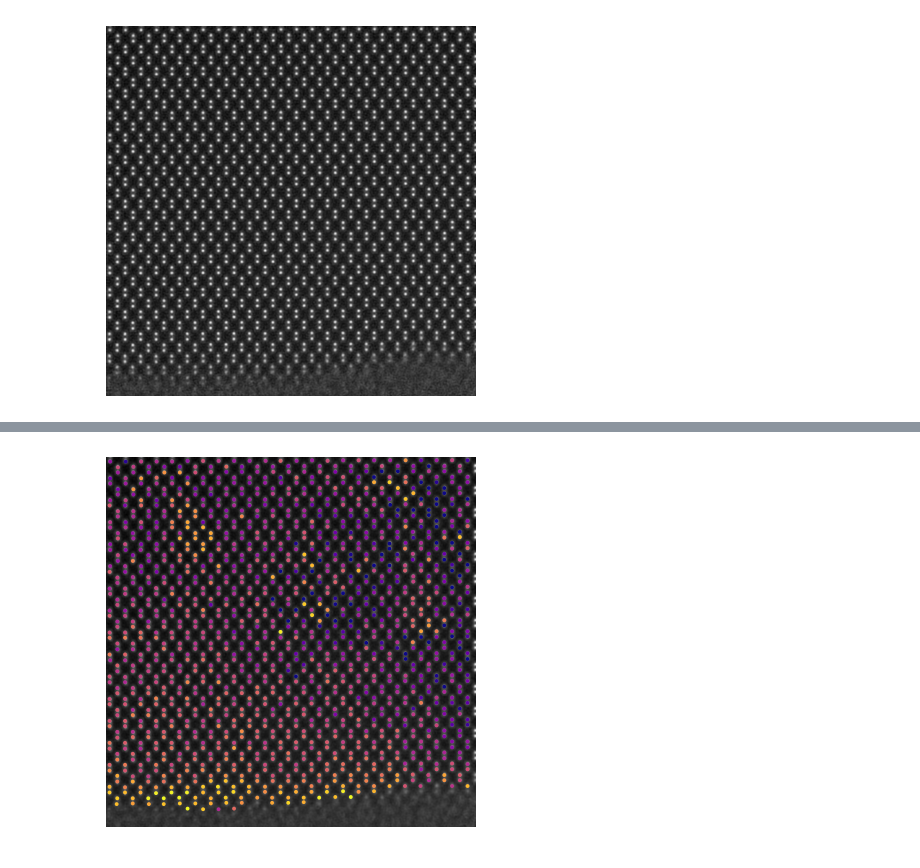
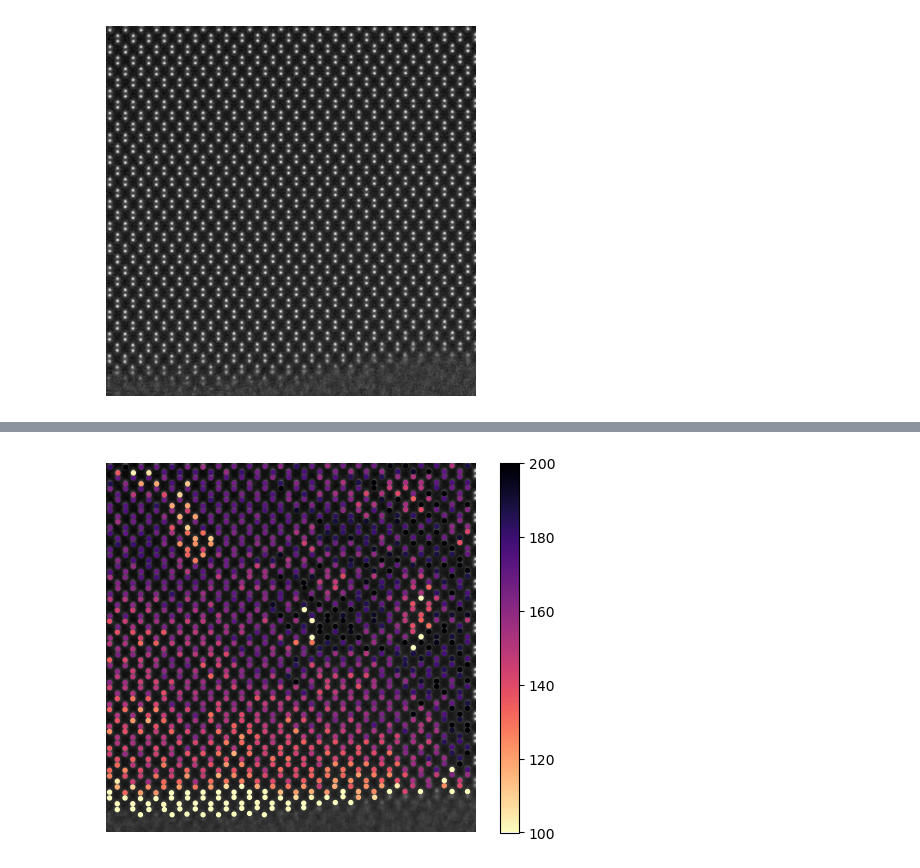
Before and after one commit to c-sooyoung/lemon-sandbox, a Jupyter notebook: 260721-atomic-column-thickness/260721.ipynb, the cells around one changed output, grey strips where cells are left out. Drawn from its saved outputs; the diff is of its cells as text; code cells hidden in the pictures.

Commit message:
260722 columns update

```diff
--- a/260721-atomic-column-thickness/260721.ipynb
+++ b/260721-atomic-column-thickness/260721.ipynb
@@ -119,6 +113,3 @@ for i, (cx, cy) in enumerate(tqdm(c0)):
     wy_start, wy_end = cy-WINDOW, cy+WINDOW+1
     column = np.angle(recon_object)[wx_start:wx_end, wy_start:wy_end, 1:].mean(axis=(0, 1))
     columns.append(column)
-# %%
-def double_erf(x, p0, p1, p2, x0, h):
-    return p0 * (erf(p2*(x - x0)) - erf(p2*(x - x0 - h))) + p1
@@ -129,7 +116,13 @@ array([ 0.10500259,  0.06539792,  0.36327553,  1.0370373 , 13.67133075])
+# %%
+def double_erf(x, p0, p1, q, x0, h):
+    return p0 + p1 * (erf(q*(x - x0)) - erf(q*(x - x0 - h)))
 # %%
-popt, _, _ = fit(
-    double_erf, np.arange(len(columns[100])), columns[100], plot=True,
-    p0=[-0.05, 0.05, 1, 1, 15],
-    bounds=[[-1, -1, -10, -5, 0], [1, 1, 10, 5, 20]])
-print(popt)
+bounds = [[-0.2, 0, 0, -5, 0], [0.3, 1, 10, 15, 25]]
+
+for i in [700]:
+    popt, _, _ = fit(
+        double_erf, np.arange(len(columns[0])), columns[i], plot=True,
+        p0=[0.1, 0.05, 1, 1, 15],
+        bounds=bounds)
+    print(popt)
 # %% [output]
@@ -139,9 +132,13 @@ print(popt)
 heights = []
 heights_error = []
 
-for column in columns:
-    (_, _, _, x0, h), (_, _, _, dx0, dh), _ = fit(double_erf, np.arange(len(column)), column, plot=False,
-                                                  p0=popt,
-                                                  bounds=[[-1, -1, -10, -5, 0], [1, 1, 10, 5, 20]], maxfev=10000)
-    heights.append(h)
-    heights_error.append(dh)
+for column in tqdm(columns):
+    popt, perr, _ = fit(
+        double_erf, np.arange(len(column)), column,
+        plot=False, p0=popt, bounds=bounds, maxfev=10000)
+    h, dh = popt[-1], perr[-1]
+    heights.append(h * DZ)
+    heights_error.append(dh * DZ)
+
+heights = np.array(heights)
+heights_error = np.array(heights_error)
@@ -154,7 +150,10 @@ plt.ylim(0, 20)
 # %%
 plt.imshow(np.angle(recon_object).sum(axis=-1), cmap='gray')
 plt.axis('off')
-plt.scatter(c0[:, 1], c0[:, 0], c=heights, s=3, cmap='plasma_r', vmin=7, vmax=17)
+plt.scatter(c0[:, 1], c0[:, 0], c=np.array(heights), s=8, cmap='magma_r', vmax=200, vmin=100)
+
+cbar = plt.colorbar()
+
 plt.show()
 # %% [output]
-[figure, old version]
+[figure, new version]
```
Also changed, not shown: parts of 10 cells of this notebook.
